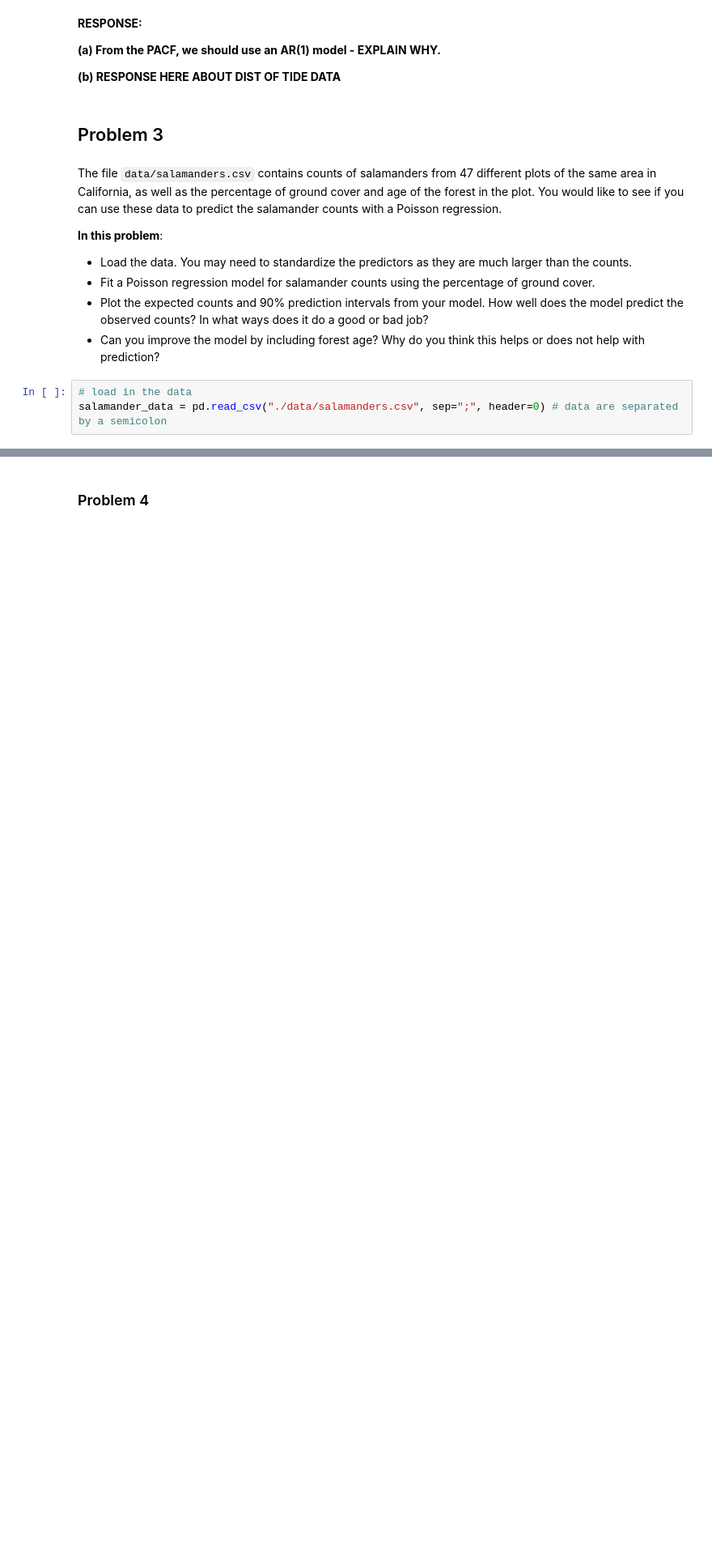
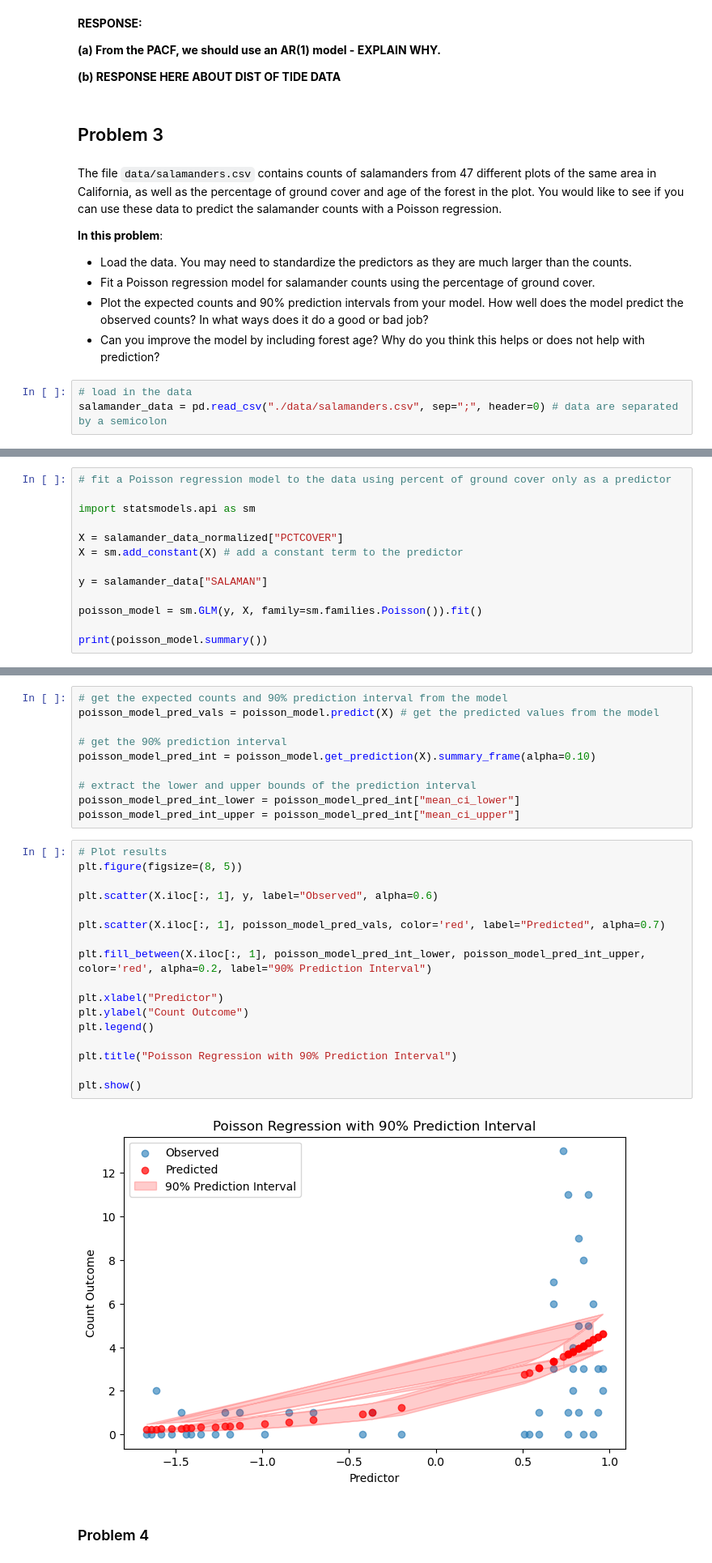
Before and after one commit to BEE4850-SP25/hw02-christinemswanson, a Jupyter notebook: hw02.ipynb, the cells around one changed output, grey strips where cells are left out. Shown: that part at 81% size. Cells and saved outputs as stored; diff of their text form; blank space fills up the shorter version.

```diff
--- a/hw02.ipynb
+++ b/hw02.ipynb
@@ -437,0 +445,13 @@ salamander_data = pd.read_csv("./data/salamanders.csv", sep=";", header=0) # dat
+# %%
+# fit a Poisson regression model to the data using percent of ground cover only as a predictor
+
+import statsmodels.api as sm
+
+X = salamander_data_normalized["PCTCOVER"]
+X = sm.add_constant(X) # add a constant term to the predictor
+
+y = salamander_data["SALAMAN"]
+
+poisson_model = sm.GLM(y, X, family=sm.families.Poisson()).fit()
+
+print(poisson_model.summary())
@@ -438,3 +476,32 @@ salamander_data = pd.read_csv("./data/salamanders.csv", sep=";", header=0) # dat
+# %%
+# get the expected counts and 90% prediction interval from the model
+poisson_model_pred_vals = poisson_model.predict(X) # get the predicted values from the model
+
+# get the 90% prediction interval
+poisson_model_pred_int = poisson_model.get_prediction(X).summary_frame(alpha=0.10)
+
+# extract the lower and upper bounds of the prediction interval
+poisson_model_pred_int_lower = poisson_model_pred_int["mean_ci_lower"]
+poisson_model_pred_int_upper = poisson_model_pred_int["mean_ci_upper"]
+# %%
+# Plot results
+plt.figure(figsize=(8, 5))
+
+plt.scatter(X.iloc[:, 1], y, label="Observed", alpha=0.6)
+
+plt.scatter(X.iloc[:, 1], poisson_model_pred_vals, color='red', label="Predicted", alpha=0.7)
+
+plt.fill_between(X.iloc[:, 1], poisson_model_pred_int_lower, poisson_model_pred_int_upper, color='red', alpha=0.2, label="90% Prediction Interval")
+
+plt.xlabel("Predictor")
+plt.ylabel("Count Outcome")
+plt.legend()
+
+plt.title("Poisson Regression with 90% Prediction Interval")
+
+plt.show()
+# %% [output]
+[figure, added]
 # %% [markdown]
 ### Problem 4
 # %% [markdown]
```
Also changed, not shown: parts of 2 cells of this notebook.
